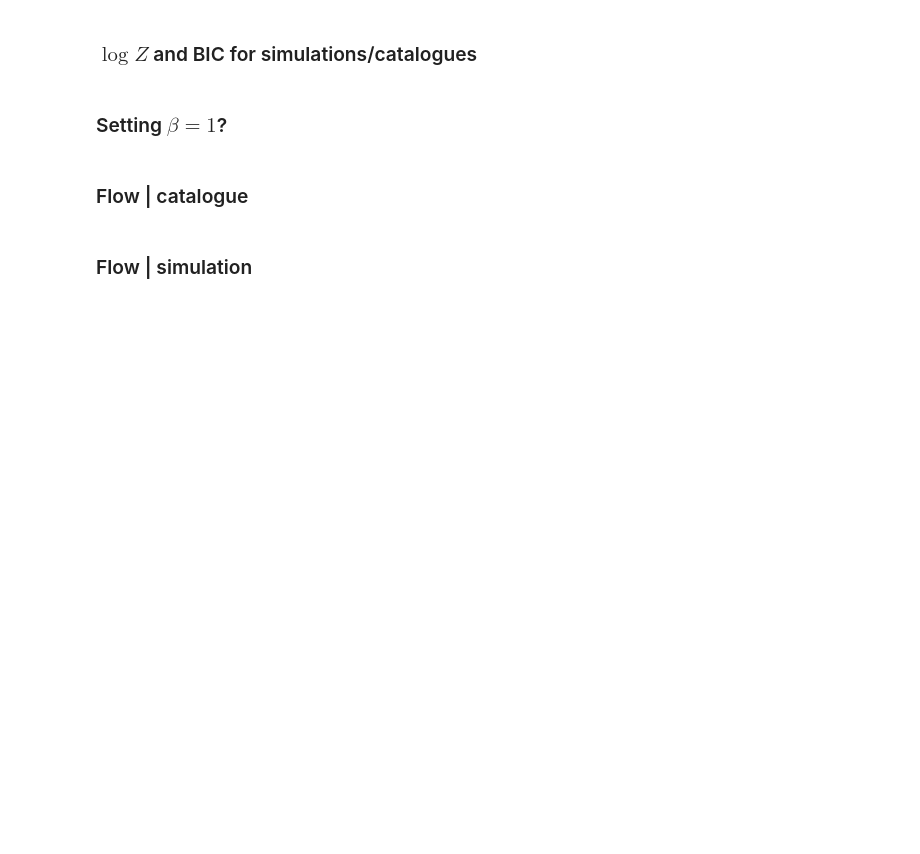
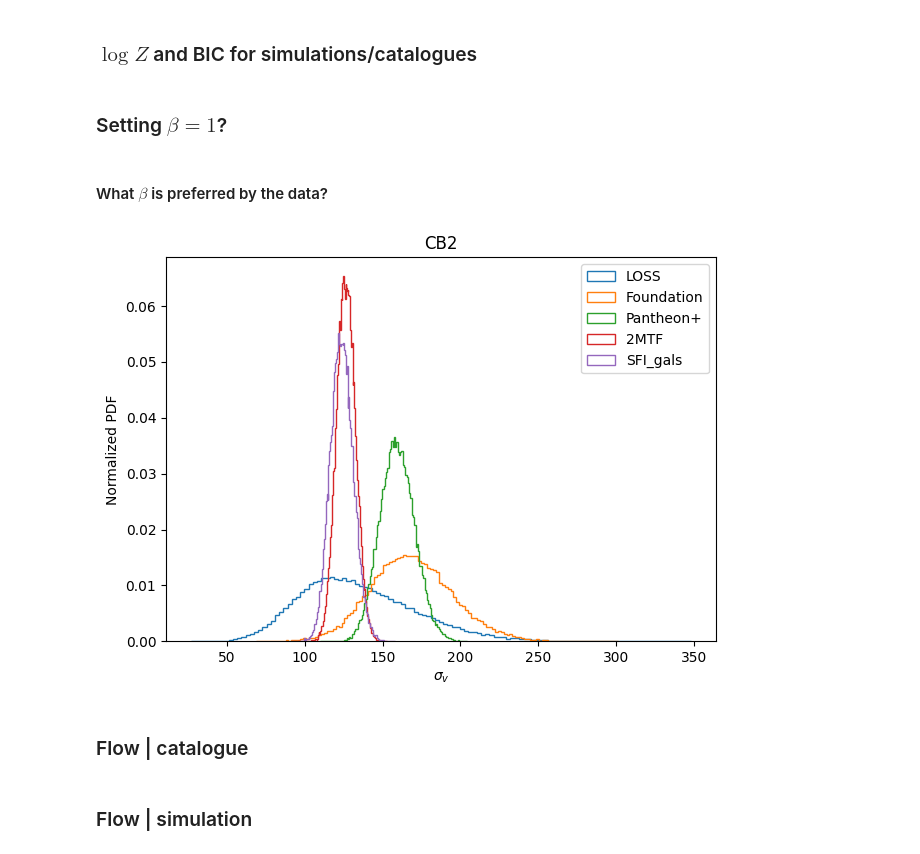
Before and after one commit to Richard-Sti/csiborgtools, a Jupyter notebook: notebooks/flow/reconstruction_comparison.ipynb, the cells around one changed output. Saved outputs shown, nothing was run; the diff lists cells and outputs as text; code cells hidden in the pictures; blank space fills up the shorter version.

```diff
--- a/notebooks/flow/reconstruction_comparison.ipynb
+++ b/notebooks/flow/reconstruction_comparison.ipynb
@@ -84,3 +84,29 @@ for catalogue in catalogues:
     fig.tight_layout()
     fig.savefig(f"../../plots/GOF_beta_{catalogue}.png", dpi=450)
     fig.show()
+# %% [markdown]
+#### What $\beta$ is preferred by the data?
+# %%
+# sims = ["Lilow2024", "CF4", "CF4gp", "csiborg1", "csiborg2_main", "csiborg2X"]
+sims = ["csiborg2_main"]
+catalogues = ["LOSS", "Foundation", "Pantheon+", "2MTF", "SFI_gals"]
+key = "sigma_v"
+
+for sim in sims:
+    plt.figure()
+    plt.title(simname_to_pretty(sim))
+
+    for catalogue in catalogues:
+        beta = get_samples(sim, catalogue)[key]
+        plt.hist(beta, bins="auto", histtype="step", label=catalogue, density=1)
+
+
+    plt.xlabel(names_to_latex([key], True)[0])
+    plt.ylabel("Normalized PDF")
+    # plt.xlim(0., 1.5)
+    plt.legend()
+
+    plt.tight_layout()
+    plt.show()
+# %% [output]
+[figure, added]
```
Also changed, not shown: parts of 2 cells of this notebook.
